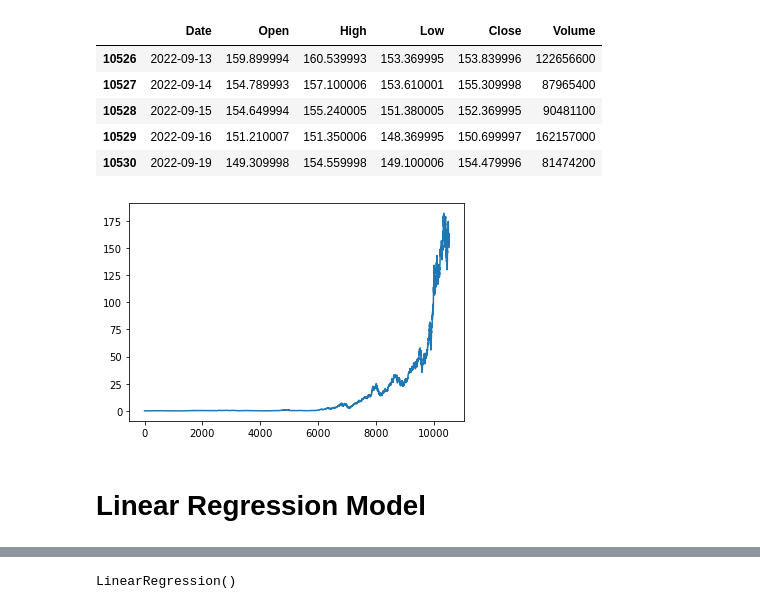
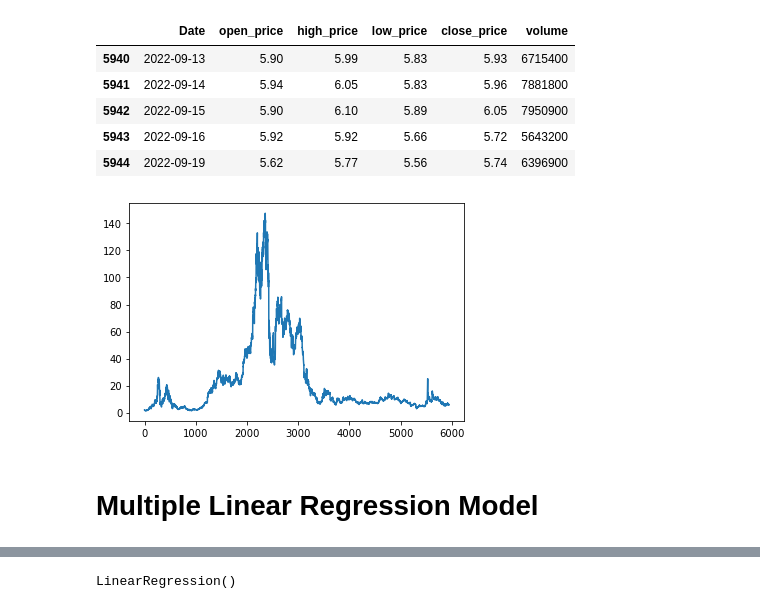
Before and after one commit to kareng013/Team_12, a Jupyter notebook: Stock Price Prediction.ipynb, the cells around one changed output, grey strips where cells are left out. Drawn from its saved outputs; the diff is of its cells as text; code cells hidden in the pictures.

Commit message:
update code for models

```diff
--- a/Stock Price Prediction.ipynb
+++ b/Stock Price Prediction.ipynb
@@ -10,0 +32,2 @@ from tensorflow.keras.layers import Dense, LSTM
+# %%
+conn, cursor = connect()
@@ -10,0 +36,3 @@ from tensorflow.keras.layers import Dense, LSTM
+# %%
+df = pd.read_sql_query("SELECT * FROM blackberry", con=conn)
+df.head
@@ -11,4 +57,4 @@ from tensorflow.keras.layers import Dense, LSTM
 # %%
 # Get the data, read csv file into data frame
-df = pd.read_csv("AAPL.csv")
-df.head()
+# df = pd.read_csv("AAPL.csv")
+# df.head()
@@ -78,22 +117,23 @@ memory usage: 576.0 KB
 # %%
 # Delete 'Adj Close' column and check df
-df = df.drop('Adj Close', axis=1)
+
+df = df.drop('adj_close', axis=1)
 df.tail()
 # %% [output]
-|  | Date | Open | High | Low | Close | Volume |
-| 10526 | 2022-09-13 | 159.899994 | 160.539993 | 153.369995 | 153.839996 | 122656600 |
-| 10527 | 2022-09-14 | 154.789993 | 157.100006 | 153.610001 | 155.309998 | 87965400 |
-| 10528 | 2022-09-15 | 154.649994 | 155.240005 | 151.380005 | 152.369995 | 90481100 |
-| 10529 | 2022-09-16 | 151.210007 | 151.350006 | 148.369995 | 150.699997 | 162157000 |
-| 10530 | 2022-09-19 | 149.309998 | 154.559998 | 149.100006 | 154.479996 | 81474200 |
+|  | Date | open_price | high_price | low_price | close_price | volume |
+| 5940 | 2022-09-13 | 5.90 | 5.99 | 5.83 | 5.93 | 6715400 |
+| 5941 | 2022-09-14 | 5.94 | 6.05 | 5.83 | 5.96 | 7881800 |
+| 5942 | 2022-09-15 | 5.90 | 6.10 | 5.89 | 6.05 | 7950900 |
+| 5943 | 2022-09-16 | 5.92 | 5.92 | 5.66 | 5.72 | 5643200 |
+| 5944 | 2022-09-19 | 5.62 | 5.77 | 5.56 | 5.74 | 6396900 |
 # %%
 # Vistulize the stock price trend by using 'Close' column
-plt.plot(df['Close'])
+plt.plot(df['close_price'])
 plt.show()
 # %% [output]
-[figure, old version]
+[figure, new version]
 # %% [markdown]
-# Linear Regression Model
+# Multiple Linear Regression Model
 # %%
 from sklearn.linear_model import LinearRegression
 from sklearn.model_selection import train_test_split
```
Also changed, not shown: parts of 28 cells of this notebook, 2 other files.
